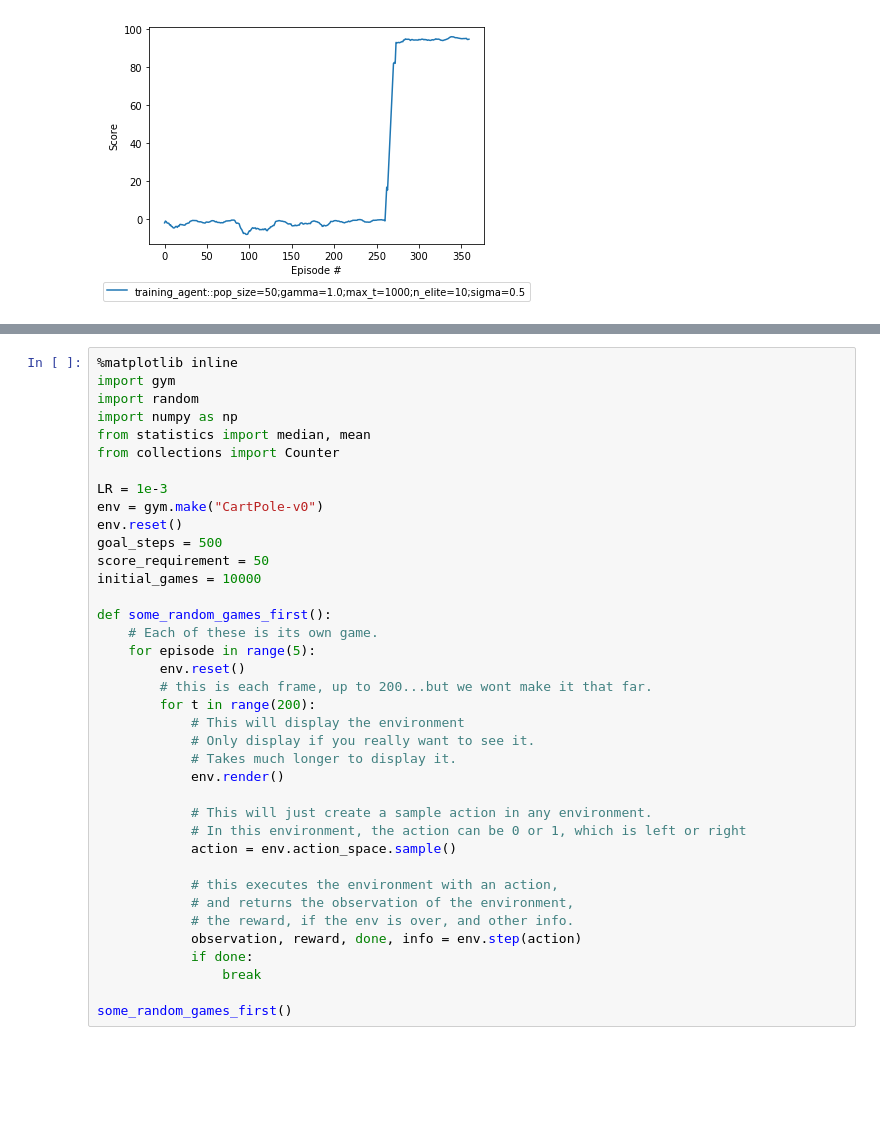
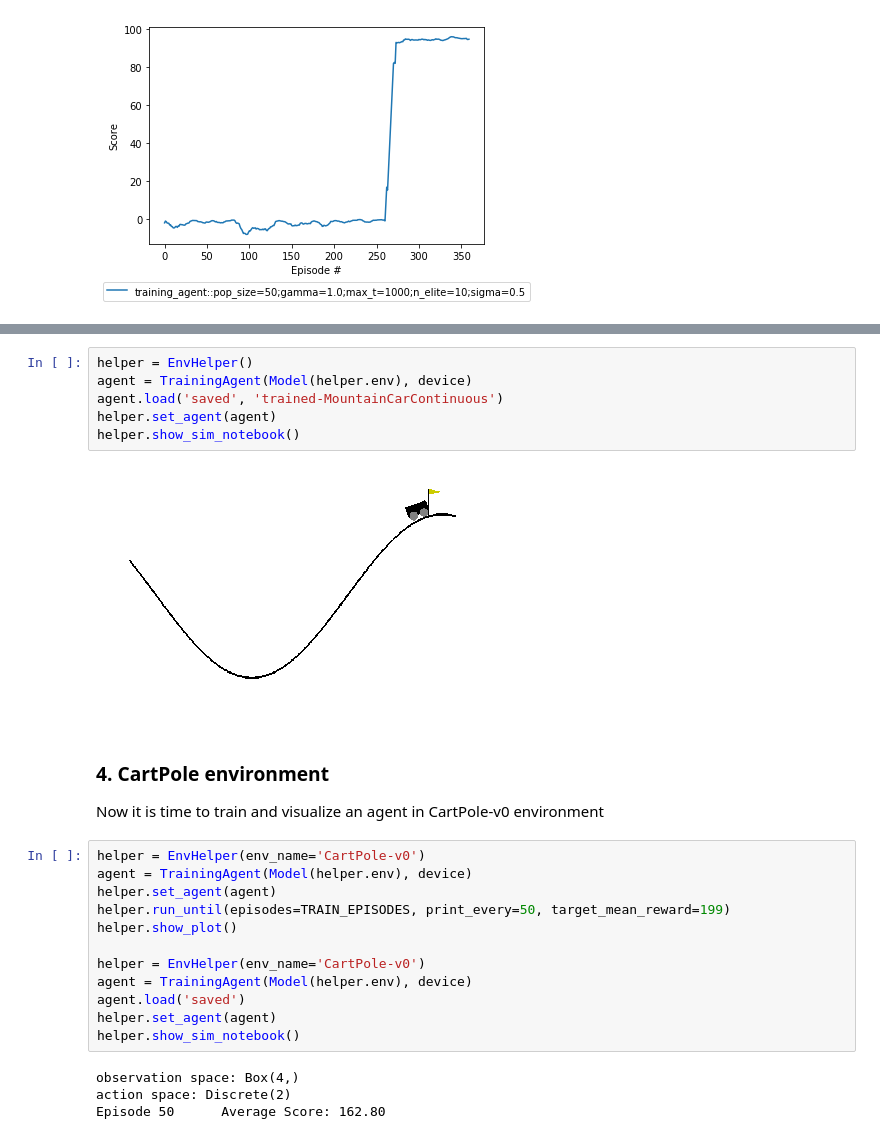
Before and after one commit to rwiatr/deep-reinforcement-learning, a Jupyter notebook: openai/Cartpole.ipynb, the cells around one changed output, grey strips where cells are left out. Drawn from its saved outputs; the diff is of its cells as text; blank space fills up the shorter version.

```diff
--- a/openai/Cartpole.ipynb
+++ b/openai/Cartpole.ipynb
@@ -119,38 +87,27 @@ helper.env.close()
-# %%
-%matplotlib inline
-import gym
-import random
-import numpy as np
-from statistics import median, mean
-from collections import Counter
-
-LR = 1e-3
-env = gym.make("CartPole-v0")
-env.reset()
-goal_steps = 500
-score_requirement = 50
-initial_games = 10000
-
-def some_random_games_first():
-    # Each of these is its own game.
-    for episode in range(5):
-        env.reset()
-        # this is each frame, up to 200...but we wont make it that far.
-        for t in range(200):
-            # This will display the environment
-            # Only display if you really want to see it.
-            # Takes much longer to display it.
-            env.render()
-
-            # This will just create a sample action in any environment.
-            # In this environment, the action can be 0 or 1, which is left or right
-            action = env.action_space.sample()
-
-            # this executes the environment with an action,
-            # and returns the observation of the environment,
-            # the reward, if the env is over, and other info.
-            observation, reward, done, info = env.step(action)
-            if done:
-                break
-
-some_random_games_first()
+# %%
+helper = EnvHelper()
+agent = TrainingAgent(Model(helper.env), device)
+agent.load('saved', 'trained-MountainCarContinuous')
+helper.set_agent(agent)
+helper.show_sim_notebook()
+# %% [output]
+[figure, added]
+# %% [markdown]
+### 4. CartPole environment
+Now it is time to train and visualize an agent in CartPole-v0 environment
+# %%
+helper = EnvHelper(env_name='CartPole-v0')
+agent = TrainingAgent(Model(helper.env), device)
+helper.set_agent(agent)
+helper.run_until(episodes=TRAIN_EPISODES, print_every=50, target_mean_reward=199)
+helper.show_plot()
+
+helper = EnvHelper(env_name='CartPole-v0')
+agent = TrainingAgent(Model(helper.env), device)
+agent.load('saved')
+helper.set_agent(agent)
+helper.show_sim_notebook()
+# %% [output]
+observation space: Box(4,)
+action space: Discrete(2)
+Episode 50      Average Score: 162.80
```
Also changed, not shown: parts of 11 cells of this notebook, 2 other files.
